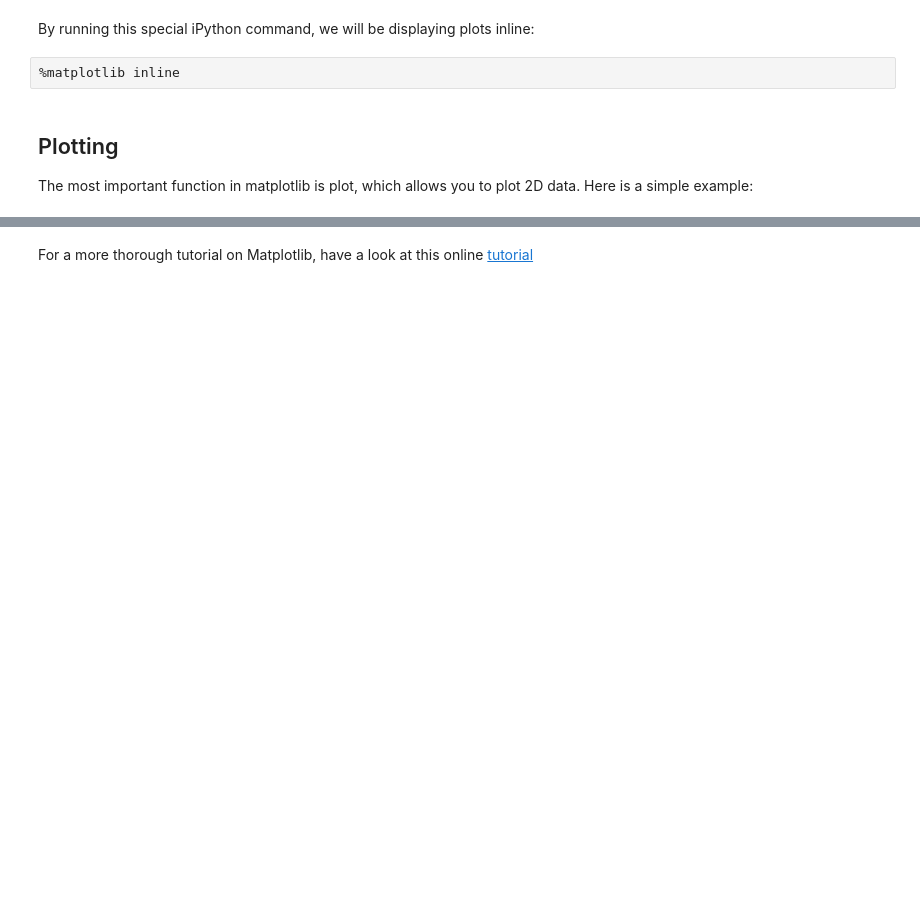
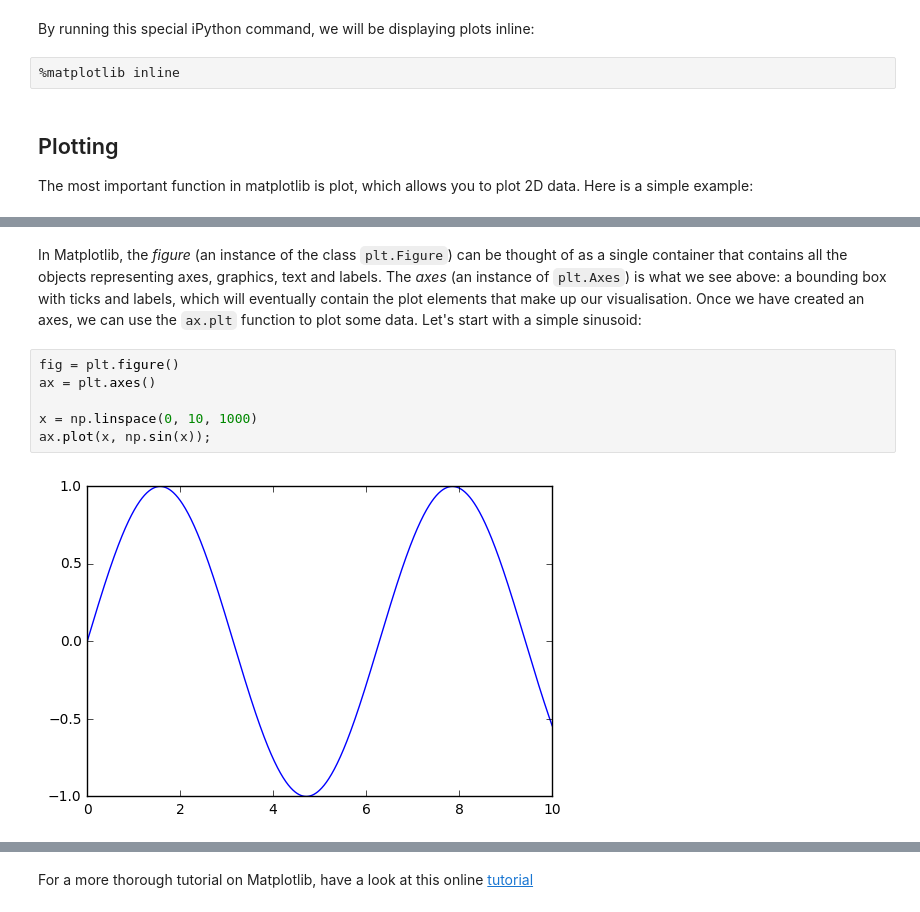
Before and after one commit to lessju/PHY1135, a Jupyter notebook: matplotlib.ipynb, the cells around one changed output, grey strips where cells are left out. Cells and saved outputs as stored; diff of their text form; blank space fills up the shorter version.

```diff
--- a/matplotlib.ipynb
+++ b/matplotlib.ipynb
@@ -69,0 +38,10 @@ plt.show()
+# %% [markdown]
+In Matplotlib, the *figure* (an instance of the class `plt.Figure`) can be thought of as a single container that contains all the objects representing axes, graphics, text and labels. The *axes* (an instance of `plt.Axes`) is what we see above: a bounding box with ticks and labels, which will eventually contain the plot elements that make up our visualisation. Once we have created an axes, we can use the `ax.plt` function to plot some data. Let's start with a simple sinusoid:
+# %%
+fig = plt.figure()
+ax = plt.axes()
+
+x = np.linspace(0, 10, 1000)
+ax.plot(x, np.sin(x));
+# %% [output]
+[figure, added]
```
Also changed, not shown: parts of 82 cells of this notebook, 3 other files.
